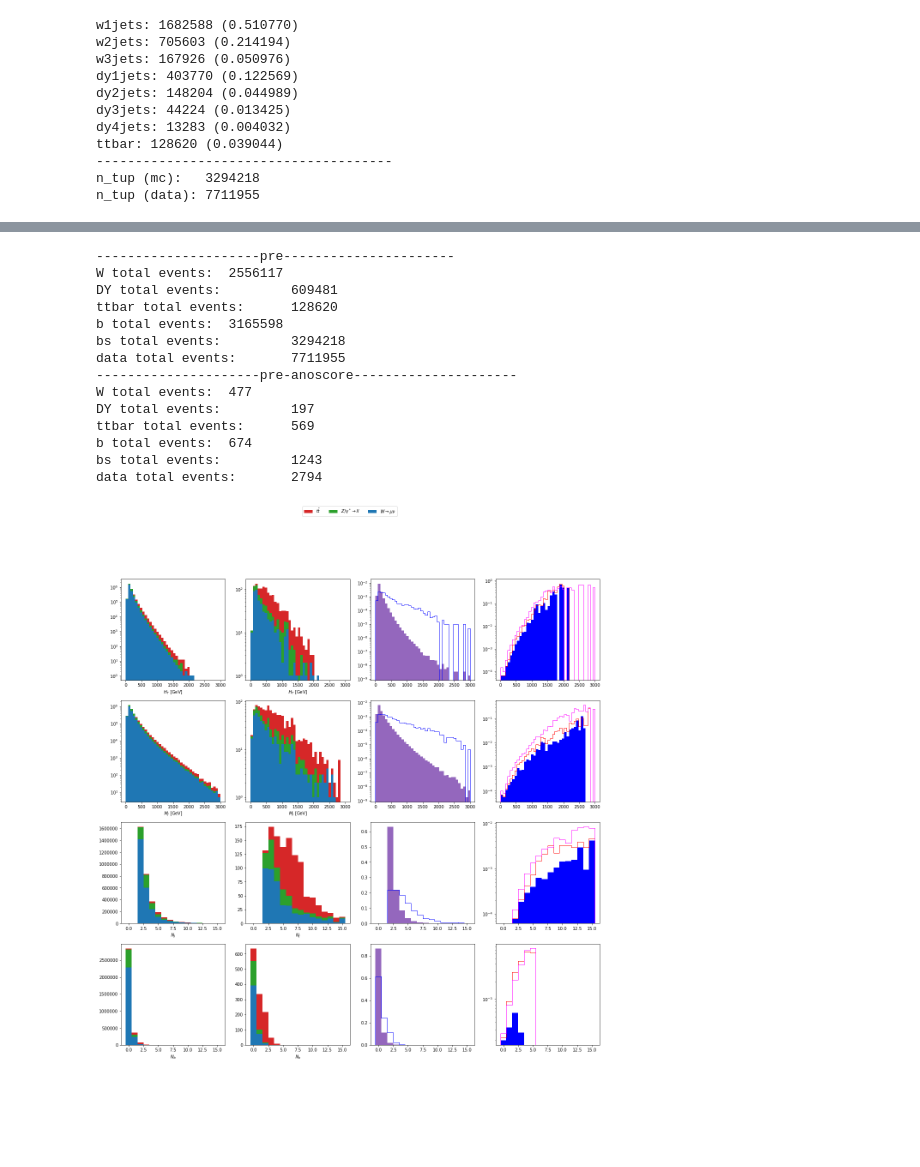
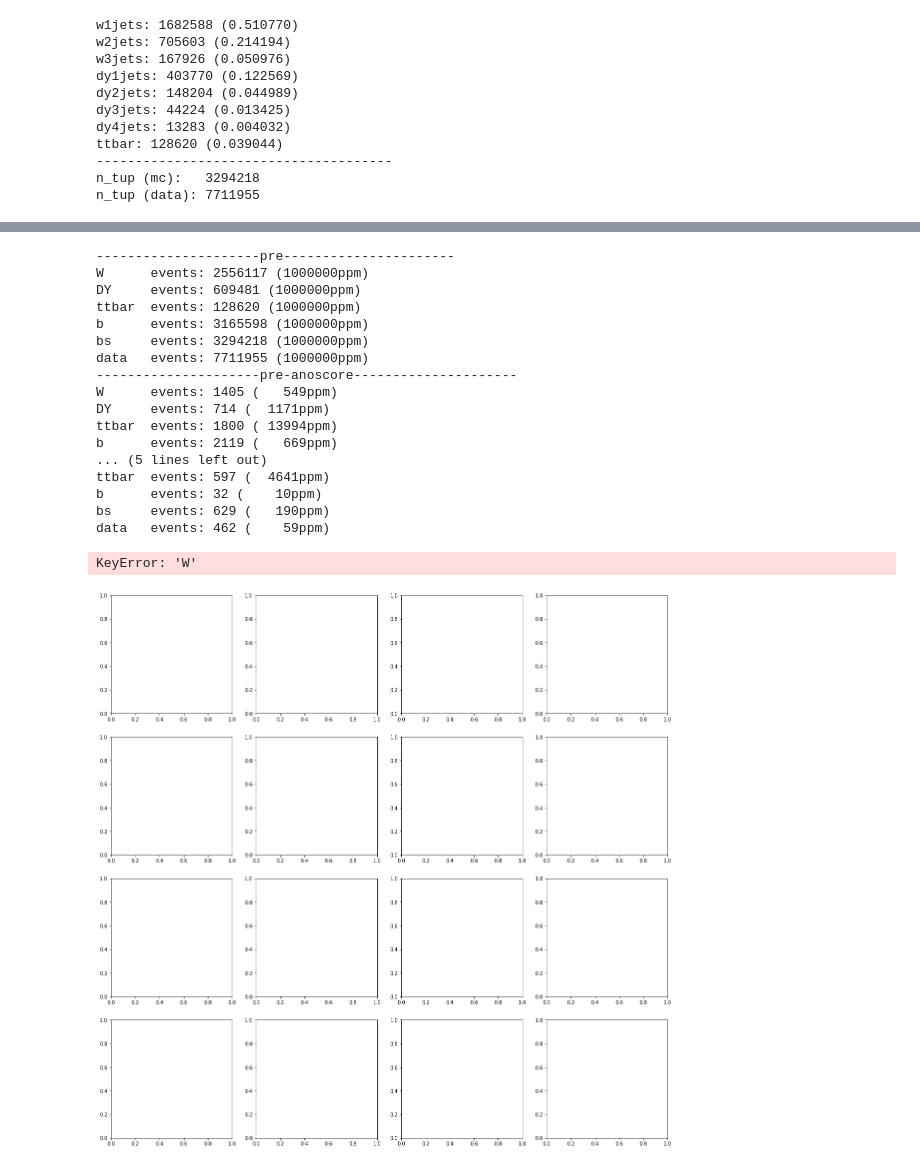
Before and after one commit to oliverkn/alad-for-lhc, a Jupyter notebook: top_rediscovery/plots_new.ipynb, the cells around one changed output, grey strips where cells are left out. Saved outputs shown, nothing was run; the diff lists cells and outputs as text; code cells hidden in the pictures; blank space fills up the shorter version.

Commit message:
first report candidate plots_new

```diff
--- a/top_rediscovery/plots_new.ipynb
+++ b/top_rediscovery/plots_new.ipynb
@@ -348,6 +411,9 @@ for cut, hist_proc_dict in hist_cut_proc_dict.items():
     hist_b = sum_hists([hist_proc_dict[proc] for proc in b_proc_list])
     hist_proc_dict['b'] = hist_b
 
+    if cut == 'pre-ano_q_b':
+        continue
+
     #sum background + signal
     hist_bs = sum_hists([hist_proc_dict[proc] for proc in bs_proc_list])
     hist_proc_dict['bs'] = hist_bs
@@ -356,24 +422,31 @@ for cut, hist_proc_dict in hist_cut_proc_dict.items():
 for cut, hist_proc_dict in hist_cut_proc_dict.items():
     print('---------------------%s---------------------' % cut)
     for proc in ['W', 'DY', 'ttbar', 'b', 'bs', 'data']:
+        if proc not in hist_proc_dict:
+            continue
+
         hist_proc = hist_proc_dict[proc]
         n = hist_proc['HT'].n
-        print('%s total events:\t %d' %(proc, n))
+        # print('%s total events:\t %d' %(proc, n))
+        print('{:6} events: {} ({:6d}ppm)'.format(proc, n, int(n/hist_cut_proc_dict['pre-'][proc]['HT'].n*1e6)))
 # %% [output]
 ---------------------pre----------------------
-W total events:  2556117
-DY total events:         609481
-ttbar total events:      128620
-b total events:  3165598
-bs total events:         3294218
-data total events:       7711955
+W      events: 2556117 (1000000ppm)
+DY     events: 609481 (1000000ppm)
+ttbar  events: 128620 (1000000ppm)
+b      events: 3165598 (1000000ppm)
+bs     events: 3294218 (1000000ppm)
+data   events: 7711955 (1000000ppm)
 ---------------------pre-anoscore---------------------
-W total events:  477
-DY total events:         197
-ttbar total events:      569
-b total events:  674
-bs total events:         1243
-data total events:       2794
+W      events: 1405 (   549ppm)
+DY     events: 714 (  1171ppm)
+ttbar  events: 1800 ( 13994ppm)
+b      events: 2119 (   669ppm)
+... (5 lines left out)
+ttbar  events: 597 (  4641ppm)
+b      events: 32 (    10ppm)
+bs     events: 629 (   190ppm)
+data   events: 462 (    59ppm)
 # %%
 # amp = trans_data / trans_mc = (n_data_a / n_data) / (n_mc_a / n_mc)
 
@@ -382,7 +455,7 @@ def compute_amp(hist_pre, hist_ano):
 
     for key in hist_pre.keys():
         hist_amp[key] = Histogram(hist_pre[key].bin_edges)
-        hist_amp[key].bin_content = hist_ano[key].bin_content / (hist_pre[key].bin_content+1)
+        hist_amp[key].bin_content = hist_ano[key].bin_content / (hist_pre[key].bin_content+1e-20)
 
     return hist_amp
 
@@ -391,6 +464,15 @@ hist_amp_dict = {}
 hist_amp_dict['b'] = compute_amp(hist_cut_proc_dict['pre-']['b'], hist_cut_proc_dict['pre-anoscore']['b'])
 hist_amp_dict['bs'] = compute_amp(hist_cut_proc_dict['pre-']['bs'], hist_cut_proc_dict['pre-anoscore']['bs'])
 hist_amp_dict['data'] = compute_amp(hist_cut_proc_dict['pre-']['data'], hist_cut_proc_dict['pre-anoscore']['data'])
+
+# hist_amp_dict['b'] = compute_amp(hist_cut_proc_dict['pre-']['b'], hist_cut_proc_dict['pre-ano_q_b']['b'])
+# hist_amp_dict['bs'] = compute_amp(hist_cut_proc_dict['pre-']['bs'], hist_cut_proc_dict['pre-ano_q_bs']['bs'])
+# hist_amp_dict['data'] = compute_amp(hist_cut_proc_dict['pre-']['data'], hist_cut_proc_dict['pre-ano_q_bs']['data'])
+
+
+# hist_amp_dict['b'] = compute_amp(hist_cut_proc_dict['pre-']['b'], hist_cut_proc_dict['pre-']['b'])
+# hist_amp_dict['bs'] = compute_amp(hist_cut_proc_dict['pre-']['bs'], hist_cut_proc_dict['pre-']['bs'])
+# hist_amp_dict['data'] = compute_amp(hist_cut_proc_dict['pre-']['data'], hist_cut_proc_dict['pre-']['data'])
 # %%
 feature_list = ['HT', 'mass_jet', 'n_jet', 'n_bjet']
 background_plot_list = ['W', 'DY', 'ttbar']
@@ -417,7 +499,7 @@ for row, feature in enumerate(feature_list):
     f_setting = hist_settings[feature]
 
     # col 0, 1
-    for col, cut in enumerate(['pre-', 'pre-anoscore']):
+    for col, cut in enumerate(['pre-', 'pre-ano_q_bs']):
         ax = ax_arr[row, col]
 
         # plot background stacked
@@ -436,7 +518,13 @@ for row, feature in enumerate(feature_list):
             label_list.append(label_dict[proc])
 
         ax.hist(x_list, bin_edges, weights=weights_list,
-                stacked=True, histtype='stepfilled', color=color_list, label=label_list)
+                stacked=True, histtype='stepfilled', color=color_list, label=label_list, density=True)
+
+        hist_data_f = hist_cut_proc_dict['pre-ano_q_bs']['data'][feature]
+        bin_edges = hist_data_f.bin_edges
+        bin_content = hist_data_f.bin_content
+        ax.hist(bin_edges[:-1], bin_edges, weights=bin_content, histtype='step', color='b', label='data a', density=True)
+
 
         # axis settings
         if all_lin is False:
@@ -472,34 +560,35 @@ for row, feature in enumerate(feature_list):
     f_setting = hist_settings[feature]
 
     bin_edges = hist_amp_dict['b'][feature].bin_edges
     bin_content = hist_amp_dict['b'][feature].bin_content
     ax.hist(bin_edges[:-1], bin_edges, weights = bin_content, histtype='stepfilled',# density=True,
-            label='background', color='blue')
+            label='b', color='blue')
 
     bin_edges = hist_amp_dict['bs'][feature].bin_edges
     bin_content = hist_amp_dict['bs'][feature].bin_content
     ax.hist(bin_edges[:-1], bin_edges, weights = bin_content, histtype='step',# density=True,
-            label='W+DY+tt', color='red')
+            label='bs', color='red')
 
     bin_edges = hist_amp_dict['data'][feature].bin_edges
     bin_content = hist_amp_dict['data'][feature].bin_content
     ax.hist(bin_edges[:-1], bin_edges, weights = bin_content, histtype='step',# density=True,
-            label='W+DY+tt', color='magenta')
+            label='data', color='magenta')
 
     # bin_edges = hist_amp_dict['data'][feature].bin_edges
     # bin_centers = (bin_edges[:-1]+bin_edges[1:])/2
     # bin_content = hist_amp_dict['data'][feature].bin_content
     # ax.plot(bin_centers, bin_content, 'bo', label='data')
 
     ax.set_yscale('log')
 
 handles, labels = ax_arr[0,0].get_legend_handles_labels()
 fig.legend(handles, labels, loc = 'upper center', ncol=4)
 # fig.legend(handles, labels, ncol=4, bbox_to_anchor=(0., 1.02, 1., .102), loc='lower left',
 #         mode="expand", borderaxespad=0.)
 
 
 plt.savefig('figures/adse.pdf')
 plt.show()
 # %% [output]
+KeyError: 'W'
-[figure, old version]
+[figure, new version]
```
Also changed, not shown: parts of 16 cells of this notebook, 7 other files.
